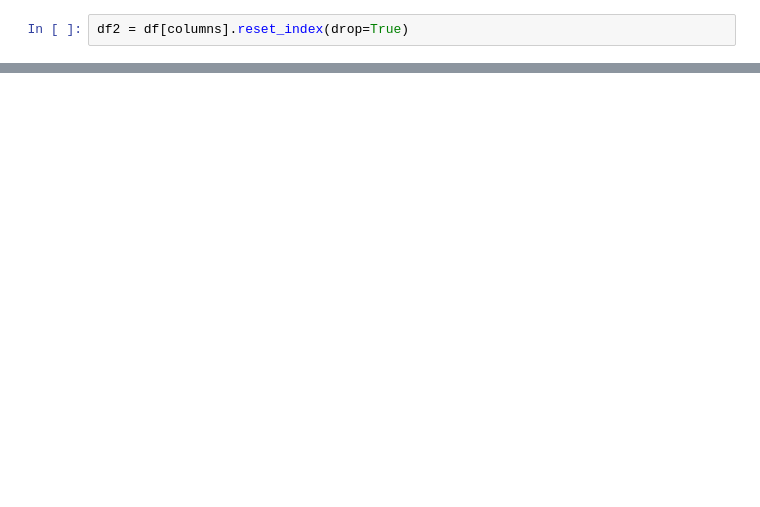
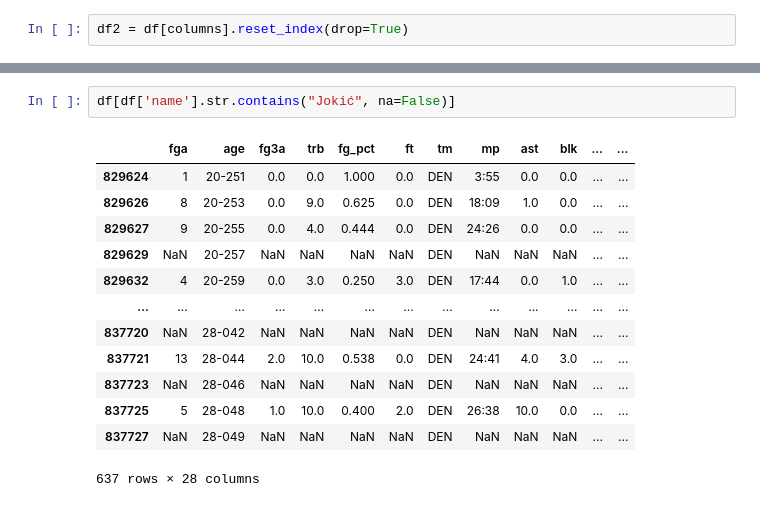
Before and after one commit to s4njee/bballref-redis, a Jupyter notebook: project/data_cleaning.ipynb, the cells around one changed output, grey strips where cells are left out. Saved outputs shown, nothing was run; the diff lists cells and outputs as text; blank space fills up the shorter version.

```diff
--- a/project/data_cleaning.ipynb
+++ b/project/data_cleaning.ipynb
@@ -46,0 +51,16 @@ df2
+# %%
+df[df['name'].str.contains("Jokić", na=False)]
+# %% [output]
+|  | fga | age | fg3a | trb | fg_pct | ft | tm | mp | ast | blk | ... | ... |
+| 829624 | 1 | 20-251 | 0.0 | 0.0 | 1.000 | 0.0 | DEN | 3:55 | 0.0 | 0.0 | ... | ... |
+| 829626 | 8 | 20-253 | 0.0 | 9.0 | 0.625 | 0.0 | DEN | 18:09 | 1.0 | 0.0 | ... | ... |
+| 829627 | 9 | 20-255 | 0.0 | 4.0 | 0.444 | 0.0 | DEN | 24:26 | 0.0 | 0.0 | ... | ... |
+| 829629 | NaN | 20-257 | NaN | NaN | NaN | NaN | DEN | NaN | NaN | NaN | ... | ... |
+| 829632 | 4 | 20-259 | 0.0 | 3.0 | 0.250 | 3.0 | DEN | 17:44 | 0.0 | 1.0 | ... | ... |
+| ... | ... | ... | ... | ... | ... | ... | ... | ... | ... | ... | ... | ... |
+| 837720 | NaN | 28-042 | NaN | NaN | NaN | NaN | DEN | NaN | NaN | NaN | ... | ... |
+| 837721 | 13 | 28-044 | 2.0 | 10.0 | 0.538 | 0.0 | DEN | 24:41 | 4.0 | 3.0 | ... | ... |
+| 837723 | NaN | 28-046 | NaN | NaN | NaN | NaN | DEN | NaN | NaN | NaN | ... | ... |
+| 837725 | 5 | 28-048 | 1.0 | 10.0 | 0.400 | 2.0 | DEN | 26:38 | 10.0 | 0.0 | ... | ... |
+| 837727 | NaN | 28-049 | NaN | NaN | NaN | NaN | DEN | NaN | NaN | NaN | ... | ... |
+637 rows × 28 columns
```
Also changed, not shown: parts of 5 cells of this notebook, 8 other files.
